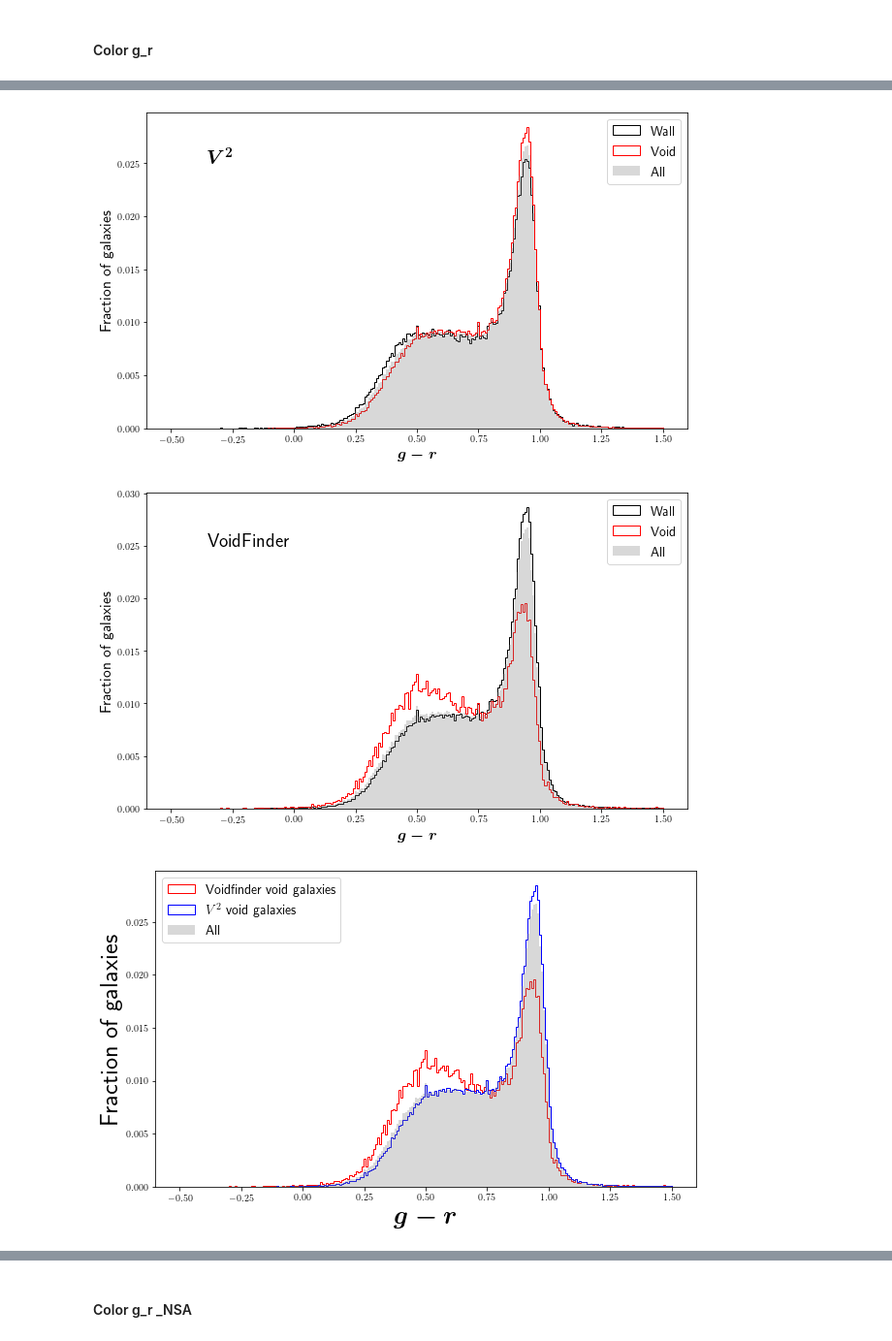
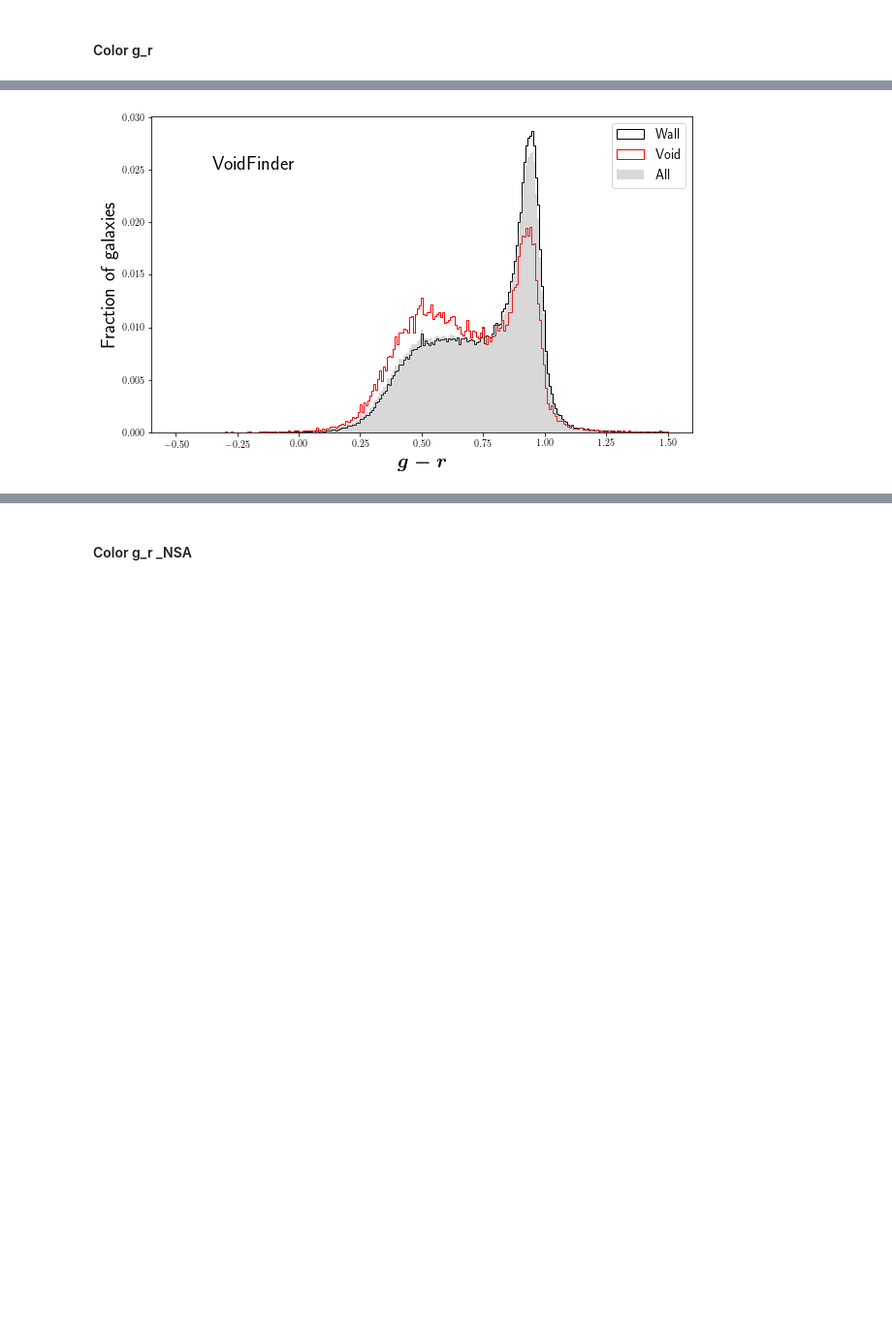
Before and after one commit to fzaidouni/desi_void_comparison, a Jupyter notebook: galaxy properties by environments-updated.ipynb, the cells around one changed output, grey strips where cells are left out. Shown at 97% size. Cells and saved outputs as stored; diff of their text form; code cells hidden in the pictures; blank space fills up the shorter version.

```diff
--- a/galaxy properties by environments-updated.ipynb
+++ b/galaxy properties by environments-updated.ipynb
@@ -520,9 +625,7 @@ CDF(g_r,np.linspace(-0.5,1.5, 700),'Cumulative Color g_r',r'\boldmath$g-r$')
 # %%
-char(g_r,np.linspace(-0.5,1.5, 250),'Color g_r - V^2',r'\boldmath$g-r$',x=-0.35,y=0.025)
+# char(g_r,np.linspace(-0.5,1.5, 250),'Color g_r - V^2',r'\boldmath$g-r$',x=-0.35,y=0.025)
 char(g_r,np.linspace(-0.5,1.5, 250),'Color g_r - Voidfinder',r'\boldmath$g-r$', voidfinder = True,x=-0.35,y=0.025)
-char_void(g_r,np.linspace(-0.5,1.5, 250),'Color g_r - void galaxies',r'\boldmath$g-r$')
-CDF(g_r,np.linspace(-0.5,1.5, 700),'Cumulative Color g_r',r'\boldmath$g-r$')
+# char_void(g_r,np.linspace(-0.5,1.5, 250),'Color g_r - void galaxies',r'\boldmath$g-r$')
+# CDF(g_r,np.linspace(-0.5,1.5, 700),'Cumulative Color g_r',r'\boldmath$g-r$')
 # %% [output]
-[figure, old version]
+[figure, new version]
-[figure, removed]
-[figure, removed]
```
Also changed, not shown: parts of 23 cells of this notebook, 2 other files.
